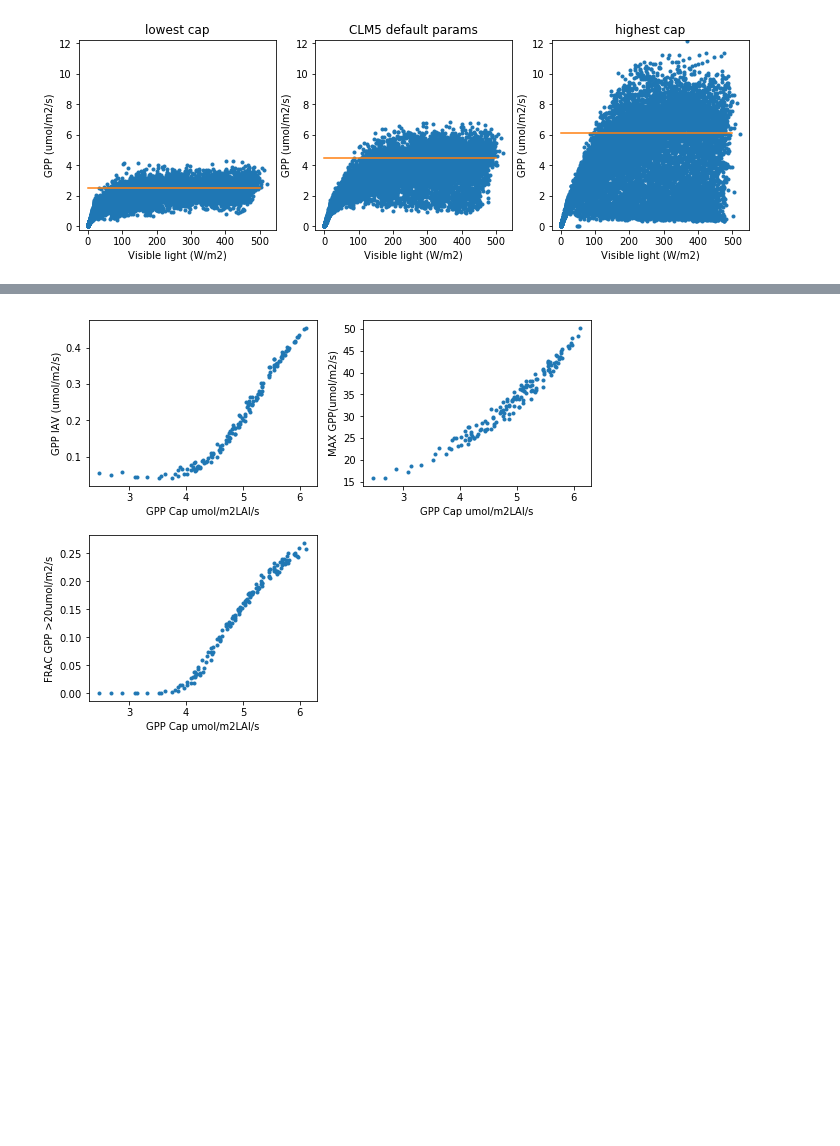
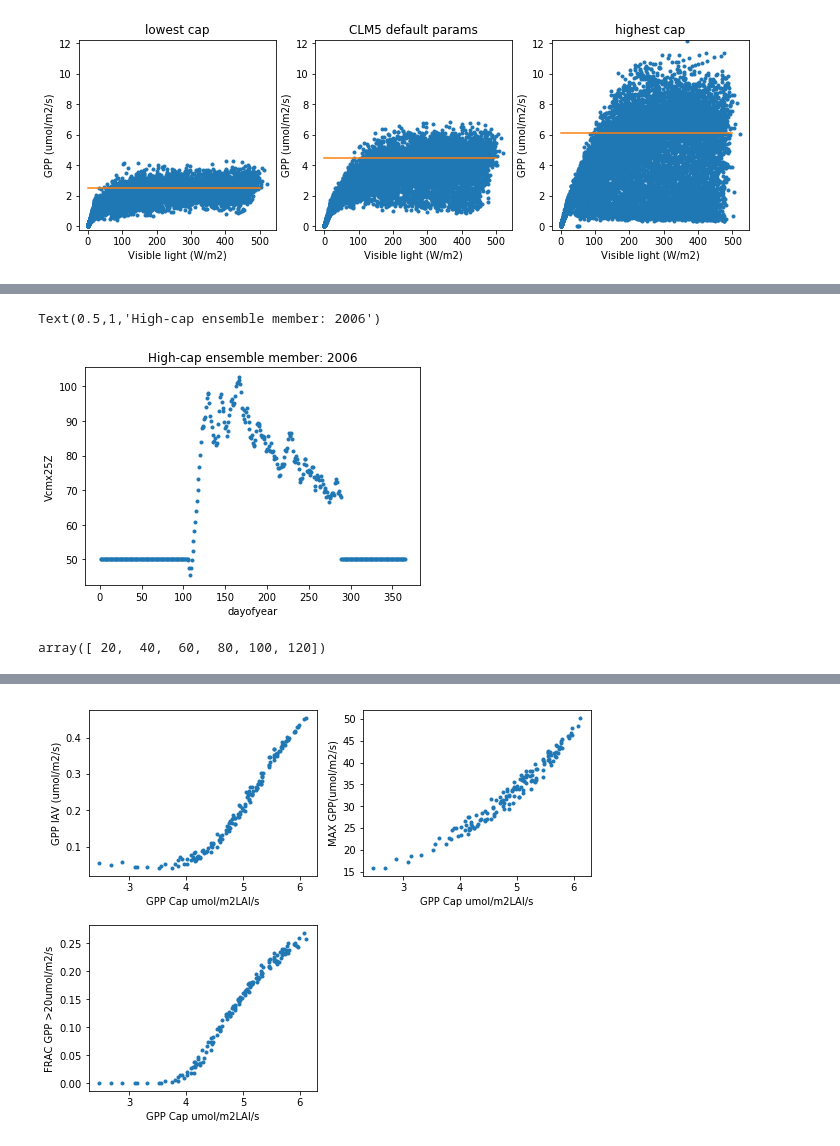
Before and after one commit to djk2120/UMB_cap, a Jupyter notebook: pyth/umb.ipynb, the cells around one changed output, grey strips where cells are left out. Cells and saved outputs as stored; diff of their text form; code cells hidden in the pictures; blank space fills up the shorter version.

```diff
--- a/pyth/umb.ipynb
+++ b/pyth/umb.ipynb
@@ -284,0 +332,11 @@ plt.plot(x[ix],da['Jmx25Z'[ix],'.')
+# %%
+ix = da['time.year']==2006
+da['Vcmx25Z'].isel(ens=eemax).where(ix).groupby('time.dayofyear').mean().plot.line('.')
+plt.title('High-cap ensemble member: 2006')
+# %% [output]
+Text(0.5,1,'High-cap ensemble member: 2006')
+[figure, added]
+# %%
+20*(1+np.arange(6))
+# %% [output]
+array([ 20,  40,  60,  80, 100, 120])
```
Also changed, not shown: parts of 17 cells of this notebook, 1 other file.
